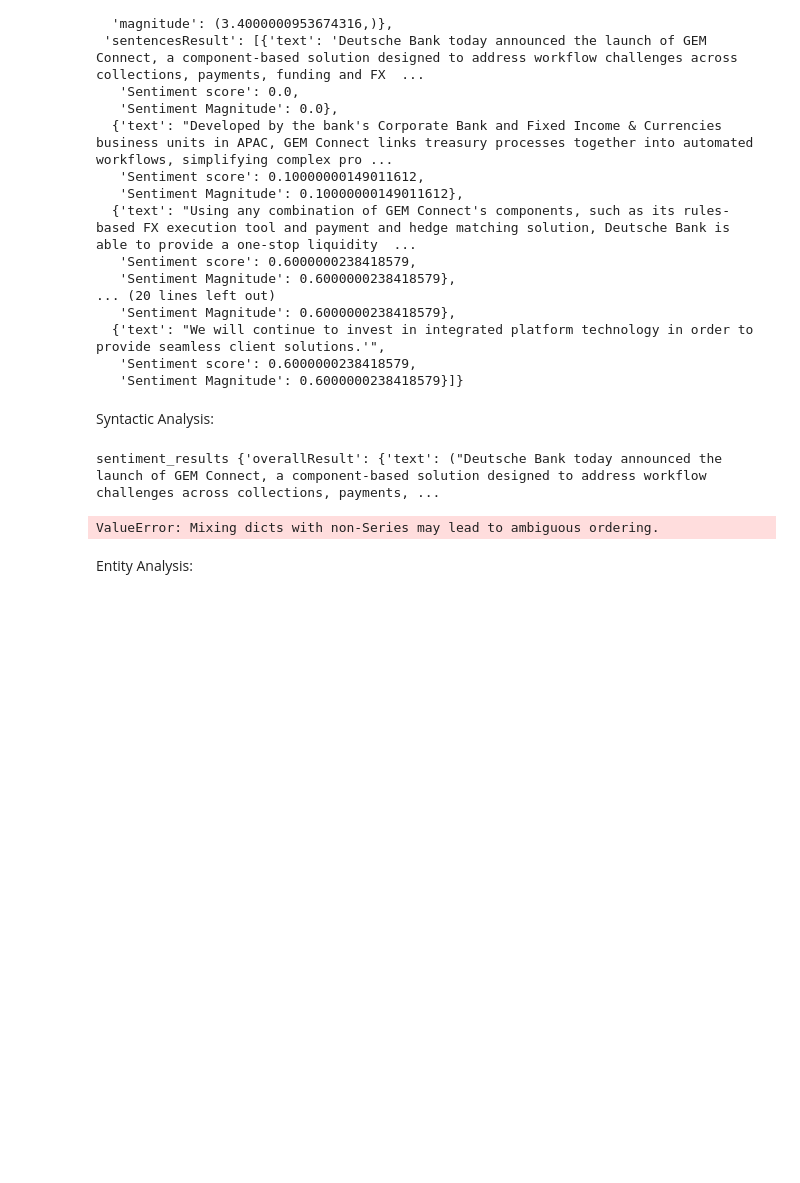
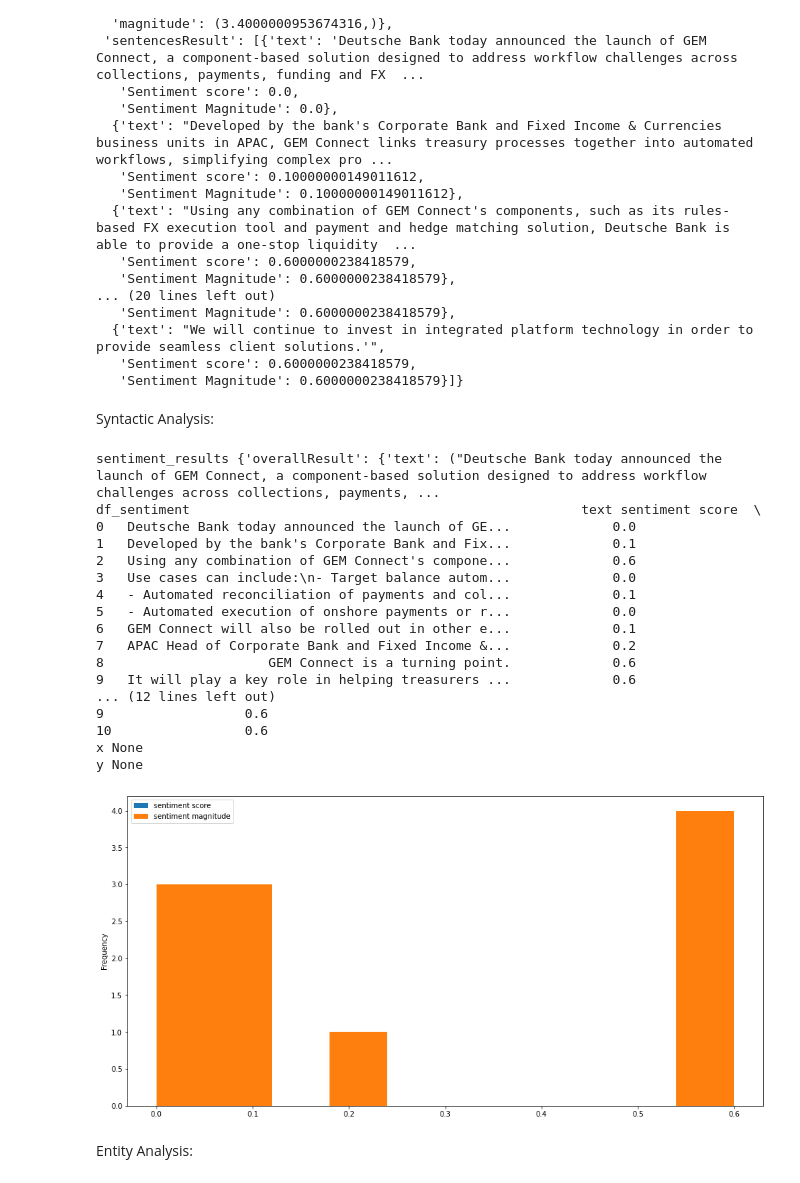
Before and after one commit to jainparveen16/sample-gcp-nlp-flask, a Jupyter notebook: reference_python/NLP_API_Demo-Copy1.ipynb, the cells around one changed output. Drawn from its saved outputs; the diff is of its cells as text; code cells hidden in the pictures; blank space fills up the shorter version.

```diff
--- a/reference_python/NLP_API_Demo-Copy1.ipynb
+++ b/reference_python/NLP_API_Demo-Copy1.ipynb
@@ -133,7 +133,8 @@ import seaborn as sns
 from matplotlib import colors
 from matplotlib.ticker import PercentFormatter
 import pandas as pd
-plt.rcParams.update({'figure.figsize':(16,8)})
+
+
 
 with open("DB News Article", "r") as review_file:
             # Instantiates a plain text document.
@@ -146,36 +147,54 @@ print("sentiment_results",sentiment_results)
 x = sentiment_results["overallResult"].get("Sentiment Score")
 y =  sentiment_results["overallResult"].get("Sentiment Magnitude")
 sentencesResult = sentiment_results["sentencesResult"]
 
 df_sentiment=pd.DataFrame()
 item_sentiment=pd.DataFrame(columns=["text", "sentiment score","sentiment magnitude"])
 for item in sentencesResult:
 
     item_sentiment.loc[0, "text"]=item.get('text')
     item_sentiment.loc[0, "sentiment score"]= item.get('sentiment score')
     item_sentiment.loc[0,"sentiment magnitude"]= item.get('sentiment magnitude')
 
     df_sentiment=df_sentiment.append(item_sentiment, ignore_index=True)
 
-df_sentiment = pd.DataFrame(sentiment_results)
+
+print("df_sentiment",df_sentiment)
 
 #columns=["text", "sentiment score","sentiment magnitude"]
 
 
 df_sentiment = pd.DataFrame(sentencesResult)
 
+df_sentiment.plot(kind='hist')
 
 
 print("x",x)
 print("y",y)
 
 
 #plt.line(x,y)
-plt.plot(67,34)
+#plt.plot(67,34)
 plt.show()
 # %% [output]
 sentiment_results {'overallResult': {'text': ("Deutsche Bank today announced the launch of GEM Connect, a component-based solution designed to address workflow challenges across collections, payments, ...
+df_sentiment                                                  text sentiment score  \
+0   Deutsche Bank today announced the launch of GE...             0.0
+1   Developed by the bank's Corporate Bank and Fix...             0.1
+2   Using any combination of GEM Connect's compone...             0.6
+3   Use cases can include:\n- Target balance autom...             0.0
+4   - Automated reconciliation of payments and col...             0.1
+5   - Automated execution of onshore payments or r...             0.0
+6   GEM Connect will also be rolled out in other e...             0.1
+7   APAC Head of Corporate Bank and Fixed Income &...             0.2
+8                     GEM Connect is a turning point.             0.6
+9   It will play a key role in helping treasurers ...             0.6
+... (12 lines left out)
+9                  0.6
+10                 0.6
+x None
+y None
-ValueError: Mixing dicts with non-Series may lead to ambiguous ordering.
+[figure, added]
 # %%
 # Syntax Analysis
 def gcp_analyze_syntax(text, debug=0):
```
Also changed, not shown: 2 other files.
